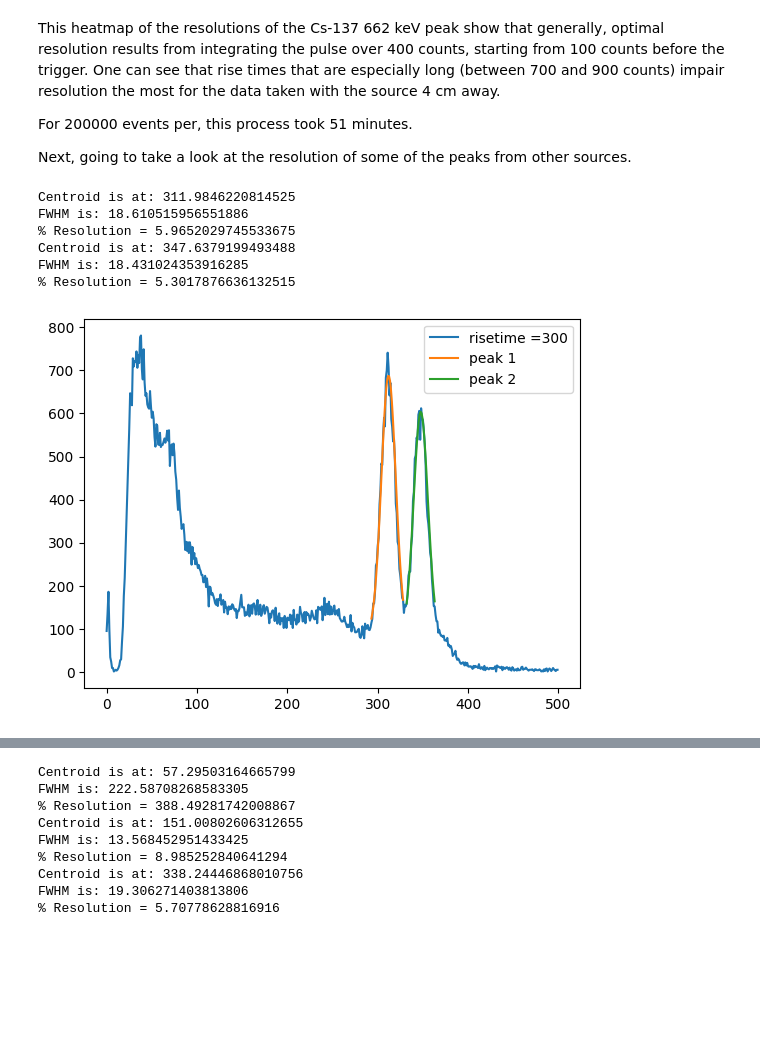
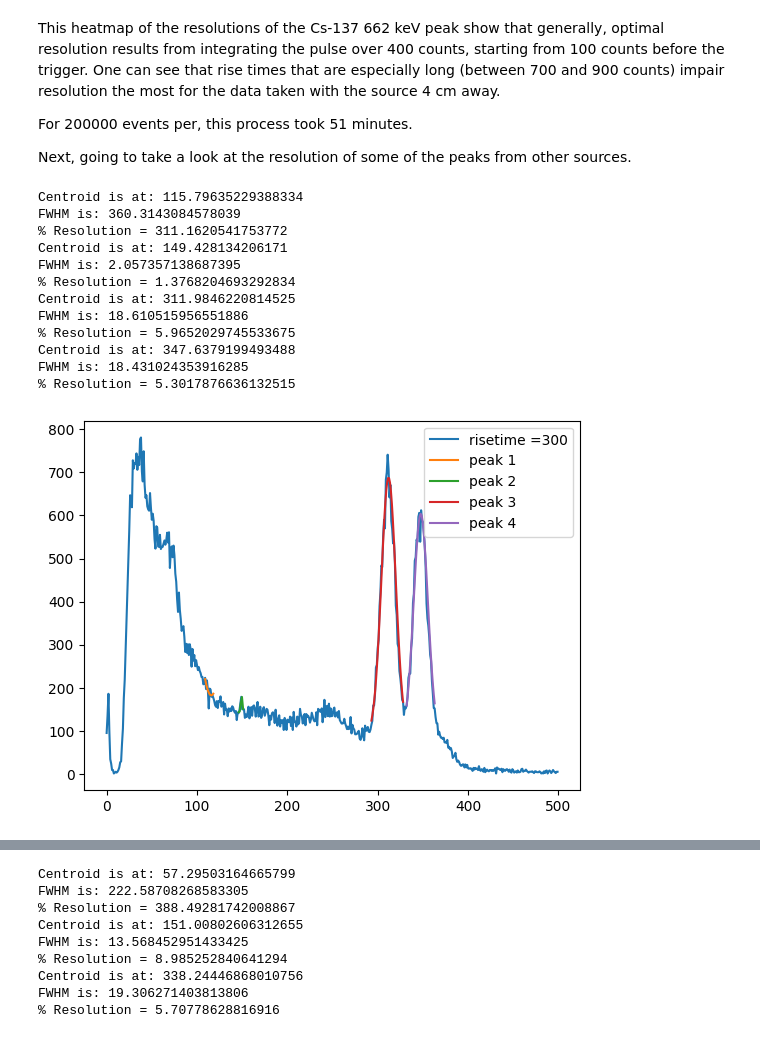
Before and after one commit to UCB-NE-204-2022/Devin_Thatcher_NE204, a Jupyter notebook: Lab2/Jupyter/NE204Lab2.ipynb, the cells around one changed output, grey strips where cells are left out. Drawn from its saved outputs; the diff is of its cells as text; code cells hidden in the pictures; blank space fills up the shorter version.

```diff
--- a/Lab2/Jupyter/NE204Lab2.ipynb
+++ b/Lab2/Jupyter/NE204Lab2.ipynb
@@ -219,35 +219,41 @@ Next, going to take a look at the resolution of some of the peaks from other sou
 # %%
 filelocation = r"C:\Users\Operator\Documents\Devin\Code\Data\NaI_Co60_120s.h5"
 events = 100000
 XRange = 2000
 preTrgrDly = 1000
 peakdistance = 10
-prominencefactor = 2
+prominencefactor = 20
 
 risetime = 300
 
 spectra = CreateSpectra(filelocation, events, XRange, preTrgrDly, risetime)
 
 hist, bins = np.histogram(spectra, bins = 500, range = (0, 200000))
 plt.plot(range(np.size(hist)), hist, label="risetime =" + str(risetime))
 
 Xranges, coefficients, numberofpeaks, FWHMs = PeakInfo(hist, peakdistance, prominencefactor)
 for i in range(numberofpeaks):
     plt.plot(Xranges[i], Gaussian(Xranges[i], *coefficients[i]), label="peak " + str(i+1))
     print("Centroid is at: " + str(coefficients[i][1]))
     print("FWHM is: " + str(2.35*coefficients[i][2]))
     print("% Resolution = " + str(100*2.35*coefficients[i][2]/coefficients[i][1]))
 
 plt.legend(loc='upper right')
 plt.show()
 # %% [output]
+Centroid is at: 115.79635229388334
+FWHM is: 360.3143084578039
+% Resolution = 311.1620541753772
+Centroid is at: 149.428134206171
+FWHM is: 2.057357138687395
+% Resolution = 1.3768204693292834
 Centroid is at: 311.9846220814525
 FWHM is: 18.610515956551886
 % Resolution = 5.9652029745533675
 Centroid is at: 347.6379199493488
 FWHM is: 18.431024353916285
 % Resolution = 5.3017876636132515
-[figure, old version]
+[figure, new version]
 # %%
 filelocation = r"C:\Users\Operator\Documents\Devin\Code\Data\NaI_Eu152_120s.h5"
 events = 100000
```
Also changed, not shown: parts of 4 cells of this notebook.
